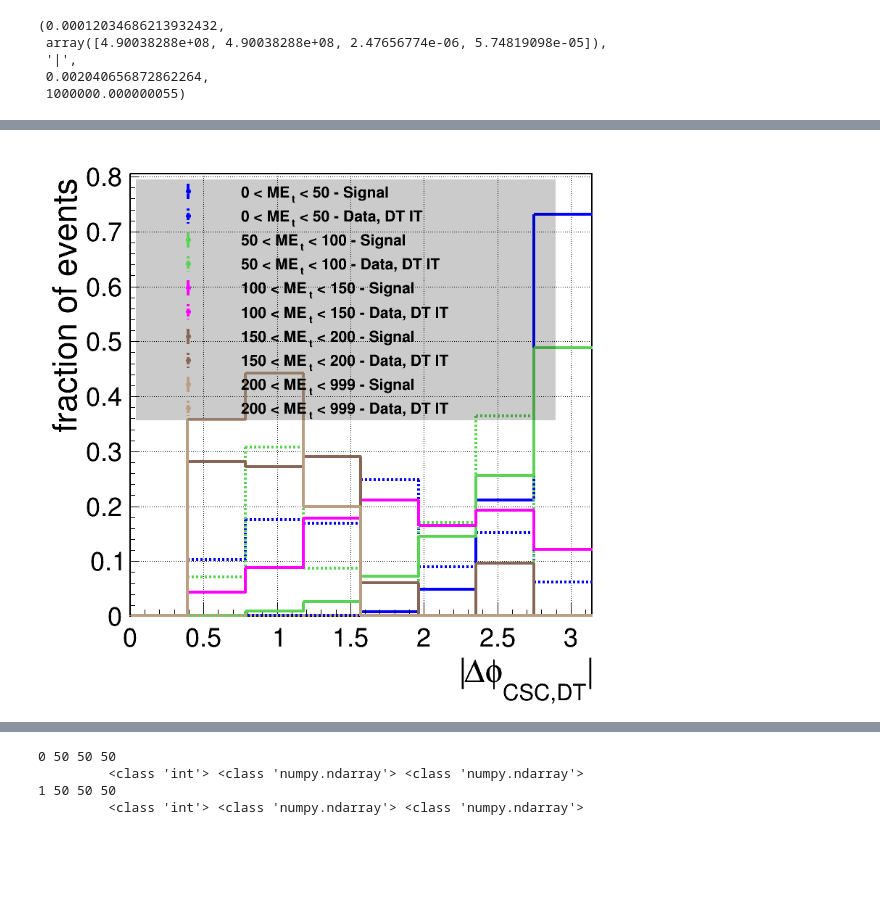
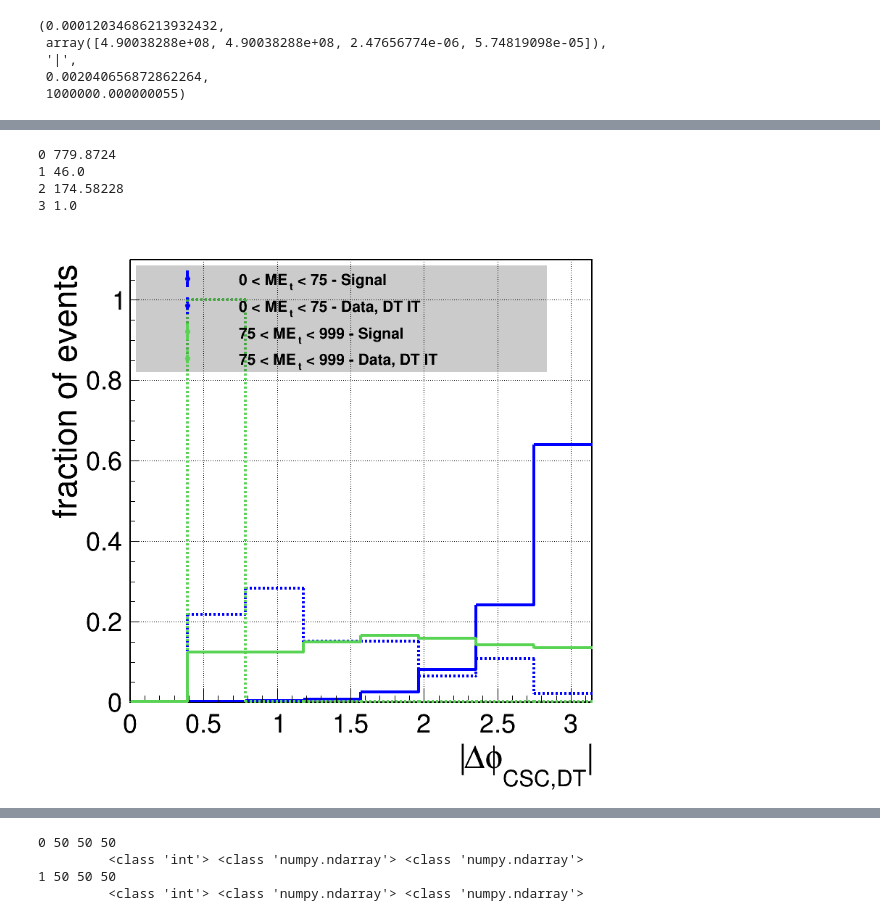
Before and after one commit to cms-lpc-llp/mds_analysis, a Jupyter notebook: limit_analysis.ipynb, the cells around one changed output, grey strips where cells are left out. Drawn from its saved outputs; the diff is of its cells as text; code cells hidden in the pictures; blank space fills up the shorter version.

```diff
--- a/limit_analysis.ipynb
+++ b/limit_analysis.ipynb
@@ -47,16 +47,16 @@ if "TIER2" in DATA_DIR:
     FN_MC = f"{T2_DATA_DIR}/MC_Summer22EE/v1/sixie/v{DATA_VERSION}/normalized/{FN_R3}.root"
     FN_R3 = f"{T2_DATA_DIR}/Data2022/v{DATA_VERSION}/normalized/{FN_R3}.root"
 
-    FN_HLT_MC = f"{LOCAL_DATA_DIR}/../processed/mc_hlt569.rdf" #! BROKEN
-    FN_HLT_R3 = f"{LOCAL_DATA_DIR}/../processed/r3_hlt569.rdf" #! BROKEN
+    FN_HLT_MC = f"{LOCAL_DATA_DIR}/../processed/mc_hlt569.root" #! BROKEN
+    FN_HLT_R3 = f"{LOCAL_DATA_DIR}/../processed/r3_hlt569.root" #! BROKEN
 else:
     OUT_DIR = f"{LOCAL_OUT_DIR}/{OUT_DIR}"
 
     FN_MC = f"{LOCAL_DATA_DIR}/{FN_MC}_v{DATA_VERSION}.root"
     FN_R3 = f"{LOCAL_DATA_DIR}/{FN_R3}_v{DATA_VERSION}.root"
 
-    FN_HLT_MC = f"{LOCAL_DATA_DIR}/../processed/mc_hlt569.rdf"
-    FN_HLT_R3 = f"{LOCAL_DATA_DIR}/../processed/r3_hlt569.rdf"
+    FN_HLT_MC = f"{LOCAL_DATA_DIR}/../processed/mc_hlt569.root"
+    FN_HLT_R3 = f"{LOCAL_DATA_DIR}/../processed/r3_hlt569.root"
 
 pathlib.Path(OUT_DIR).mkdir(parents=True, exist_ok=True)
 # **************************** #
@@ -729,31 +712,37 @@ NEV_SMEAR=100,000
 # %%
 mets = [
-    # (  0,  25),
-    # ( 25,  50),
-    # ( 50,  75),
-    # ( 75, 100),
-    (  0,  50),
-    ( 50, 100),
-    (100, 150),
-    (150, 200),
-    (200, 999),
-    ]
+    # (  0,  50),
+    # ( 50,  999),
+    # (  0,  100),
+    # ( 100,  999),
+    # (  0,  150),
+    # ( 150,  999),
+    # (  0,  200),
+    # ( 200,  999),
+    (  0,  75),
+    ( 75,  999),
+]
 
 _v = [ms["tag_dPhi"][(met[0] < ms["met"])&(ms["met"]<met[1])] for met in mets for ms in mss]
-_w = [ms["tag_dPhi"][(met[0] < ms["met"])&(ms["met"]<met[1])] for met in mets for ms in mss]
+_w = [ms["weight"][(met[0] < ms["met"])&(ms["met"]<met[1])] for met in mets for ms in mss]
 _n = [f"{met[0]} < ME_{{t}} < {met[1]} - {ms.name}" for met in mets for ms in mss]
 _c = [std_color_list[imet + 2] for imet, met in enumerate(mets) for ims, ms in enumerate(mss)]
 _s = None#[rt.kDashed if ims else rt.kSolid for met in [(0,25),(25,50),(50,75)] for ims, ms in enumerate(mss)]
 
 bins, log, norm = [8, 0, np.pi], False, True
 axis_titles = ["|#Delta#phi_{CSC,DT}|", f"{'fraction of ' if norm else ''}events"]
 canvas, legend, hists = create_hists(_v, bins, _n, axis_titles, _w, _c, _s, log=log, norm=norm)
 for ihist, hist in enumerate(hists):
+    print(ihist, np.sum(_w[ihist]))
     hist.SetLineWidth(4)
     # hist.SetLineColor(std_color_list[ihist])
     if ihist % 2 == 1:
         hist.SetLineStyle(rt.kDashed)
 
 canvas.Draw()
 # %% [output]
+0 779.8724
+1 46.0
+2 174.58228
+3 1.0
-[figure, old version]
+[figure, new version]
```
Also changed, not shown: parts of 15 cells of this notebook, 10 other files.
